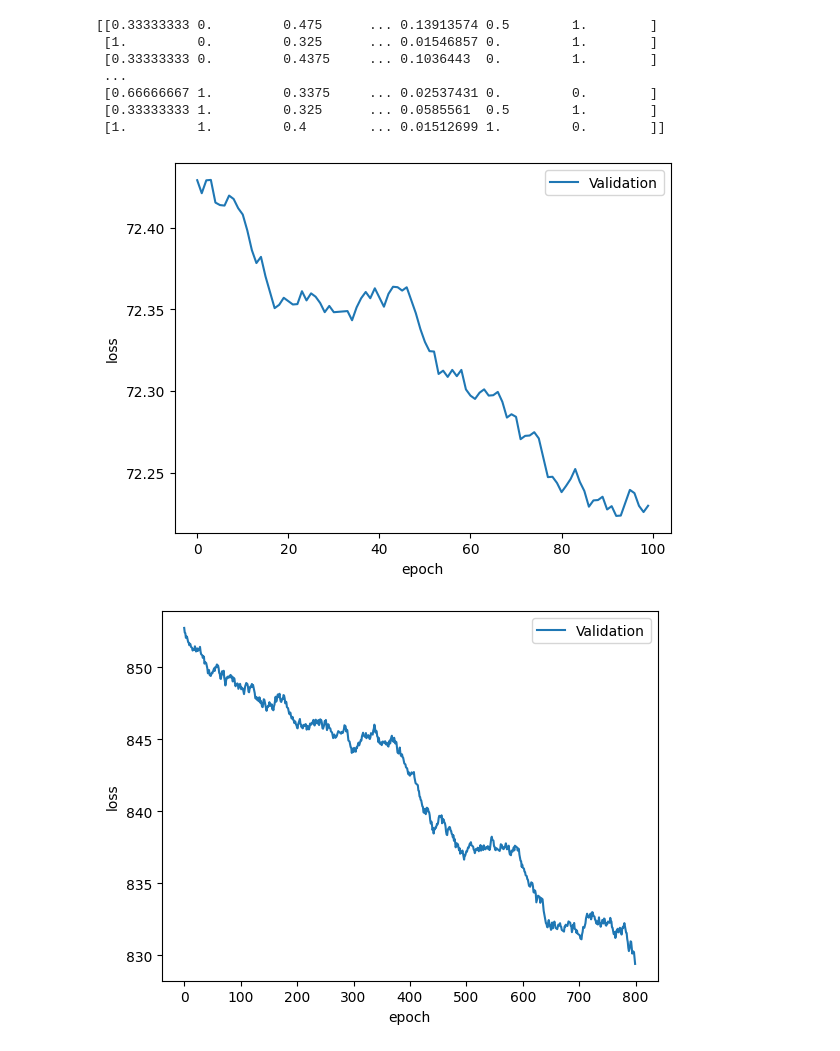
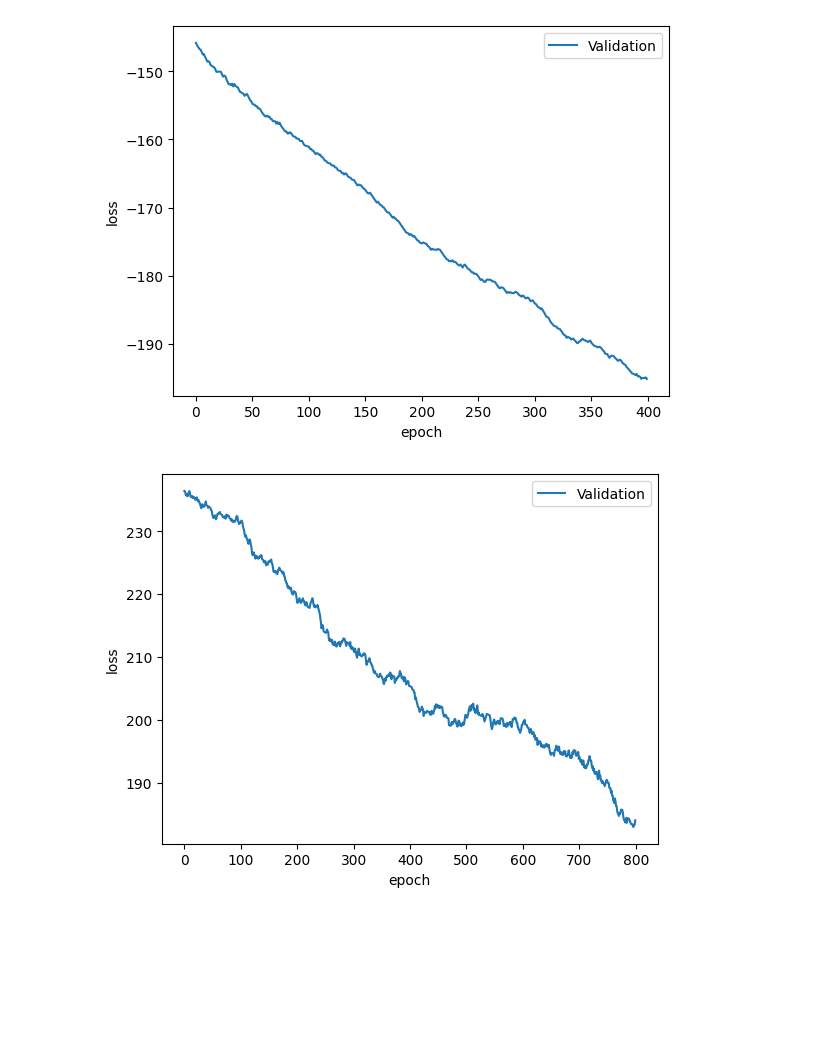
Before and after one commit to MisterPANDC/ML_by_hand, a Jupyter notebook: bp.ipynb, the cells around one changed output. Cells and saved outputs as stored; diff of their text form; code cells hidden in the pictures; blank space fills up the shorter version.

```diff
--- a/bp.ipynb
+++ b/bp.ipynb
@@ -35,15 +35,13 @@ class BP():
         #self.layers = (Linear(input_dim, 16), Linear(16, 16), Linear(16, 8), Linear(8, output_dim))
         self.layers = (Linear(input_dim, 16), Linear(16, 16), Linear(16, 32), Linear(32, 16), Linear(16, 8), Linear(8, output_dim))
         self.checkpoint = [1,2,3,4,5,6,7,8,9,10]
-        np.random.shuffle(self.dataset)
+        if(output_dim == 2):
+            np.random.shuffle(self.dataset)
         self.validationset, self.trainset = np.split(self.dataset,[int(self.dataset.shape[0]/4)],axis = 0)
-        #data_x = data_x / data_x.max(axis=0)
-        #print("this is", self.trainset.max(axis = 0))
-        #self.trainset = self.trainset / self.trainset.max(axis = 0)
+
 
 
     def sigmoid(self, input):
-        #print("input is ", input)
         return 1.0/(1+np.exp(-input))
 
     def softmax(self, input):
@@ -64,26 +62,20 @@ class BP():
         #test forward
         testinput = np.random.rand(1,8)
         testoutput = self.forward(testinput)
-        #print("input is ", testinput)
-        #print("output is ", testoutput)
 
     def forward(self, input):
         output = input.transpose()
         self.checkpoint[0] = output
         for i in range(int(self.layernum)):
-            #print("round ",i)
-            #print("input is ",output)
             output = self.layers[i].forward(output)
             output = self.sigmoid(output)
-            #print("output is ",output)
             self.checkpoint[i+1] = output
-            #print(self.checkpoint[i])
         predict = self.softmax(output)
         return predict
 
     def crossentropyloss(self, true, predict):
         #a = np.array([0.001,0.001,0.001])
-        a = np.full(self.output_dim, 1.0)
+        a = np.full(self.output_dim, 0.5)
         #print(predict)
         predict = predict + a
         temp = np.log(predict)
@@ -105,23 +97,13 @@ class BP():
         return total
 
     def backward(self, true, predict):#这里的缺陷在于不是batch的SGD
-        # partial L / partial output
-        #print("shape of predict is ", np.shape(predict))
-        #print("shape of true label is ", np.shape(true))
         previous_gradient = predict - true
         for i in range(self.layernum - 1, -1, -1):
-            #print("round ", i)
             checkpoint = self.checkpoint[i+1]
-            #current_gradient = np.matmul(checkpoint, (1 - checkpoint))
             current_gradient = np.multiply(checkpoint, (1 - checkpoint))
-            #print("shape of partial sigmoid is ", np.shape(current_gradient))
-            #current_gradient = np.matmul(previous_gradient, current_gradient)
             current_gradient = np.multiply(current_gradient, previous_gradient)
-            #print("shape of current gradient is", np.shape(current_gradient))
-            #gradient_w = np.matmul(current_gradient, self.checkpoint[i-1].transpose())
             gradient_w = np.matmul(current_gradient, self.checkpoint[i].transpose())
-            gradient_b = current_gradient#梯度算法需要检查一下
-            #previous_gradient = np.matmul(current_gradient, self.layers[i].weight)#先把梯度传下去，然后再更新
+            gradient_b = current_gradient#
             previous_gradient = np.matmul(self.layers[i].weight.transpose(), current_gradient)#先把梯度传下去，然后再更新
 
             self.layers[i].weight = self.layers[i].weight - self.learning_rate * gradient_w
@@ -162,21 +144,13 @@ class BP():
 # %%
 dataset1 = pd.read_csv('/home/cyberimpart/cyf/ML_by_hand/iris.csv')
 dataset1 = np.array(dataset1.values)
 dataset2 = pd.read_csv('/home/cyberimpart/cyf/ML_by_hand/titanic.csv')
 dataset2 = np.array(dataset2.values)
-BP1 = BP(4, 3, dataset1, 0.001)
-BP1.train(5, 100)
+BP1 = BP(4, 3, dataset1, 0.005)
+BP1.train(5, 400)
 dataset2 = dataset2 / dataset2.max(axis=0)
-print(dataset2)
-BP2 = BP(7, 2, dataset2, 0.002)
+BP2 = BP(7, 2, dataset2, 0.003)
 BP2.train(5, 800)
 # %% [output]
-[[0.33333333 0.         0.475      ... 0.13913574 0.5        1.        ]
- [1.         0.         0.325      ... 0.01546857 0.         1.        ]
- [0.33333333 0.         0.4375     ... 0.1036443  0.         1.        ]
- ...
- [0.66666667 1.         0.3375     ... 0.02537431 0.         0.        ]
- [0.33333333 1.         0.325      ... 0.0585561  0.5        1.        ]
- [1.         1.         0.4        ... 0.01512699 1.         0.        ]]
-[figure, old version]
+[figure, new version]
-[figure, old version]
+[figure, new version]
```
